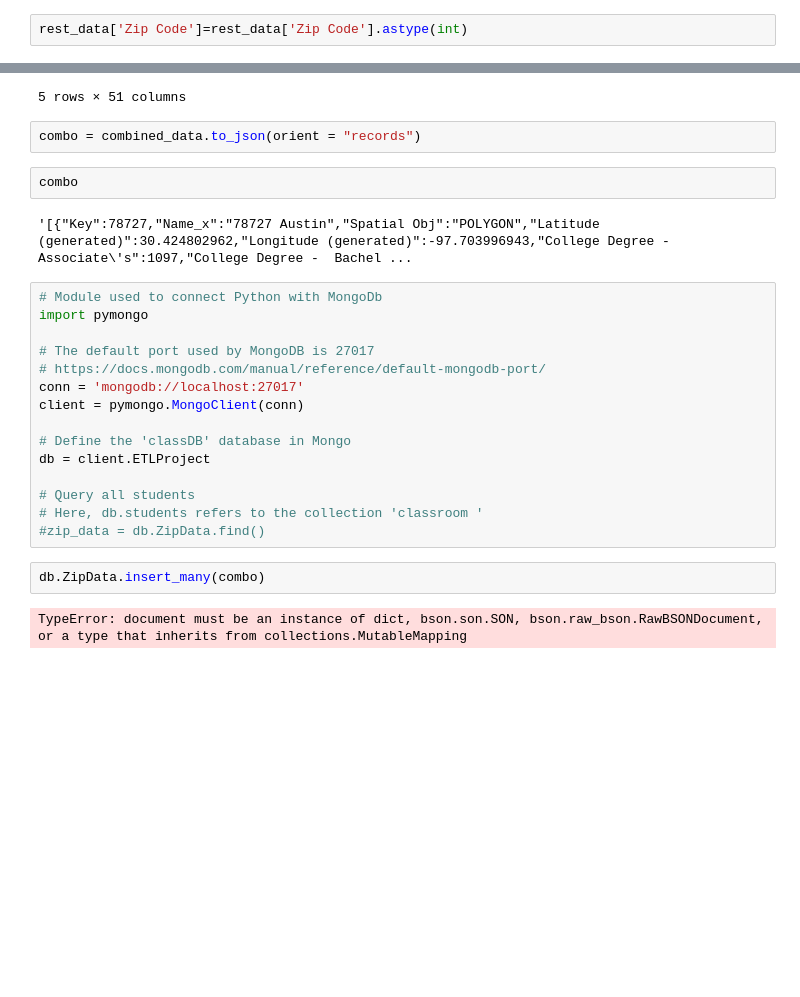
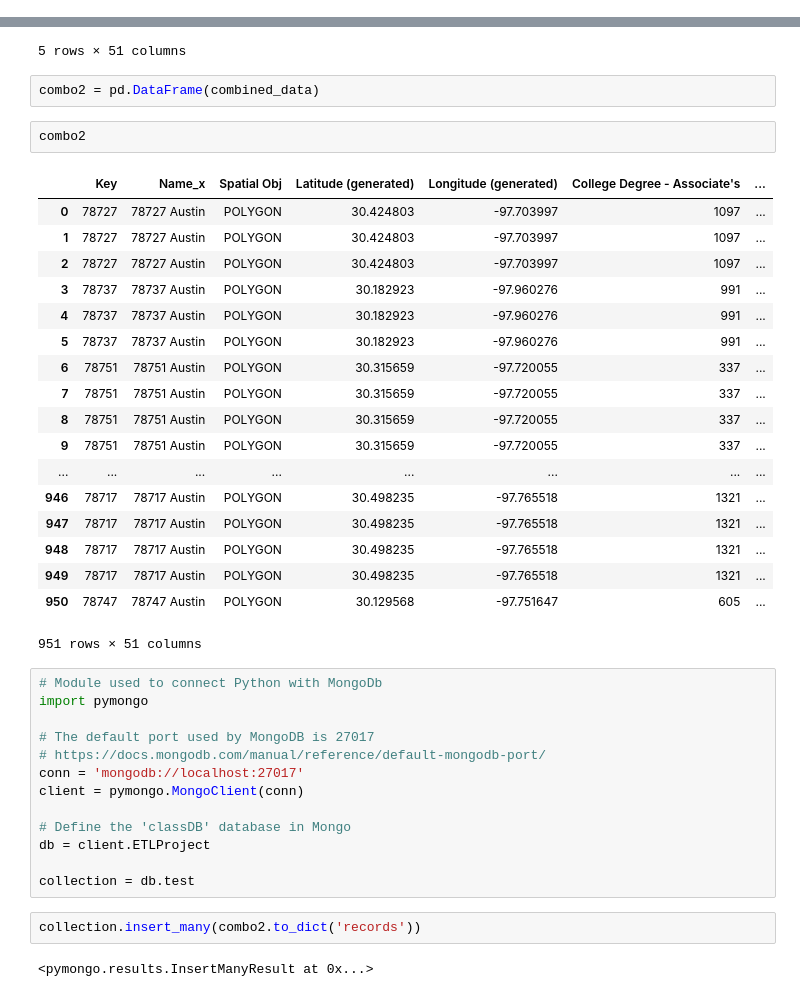
Before and after one commit to marcugon232/ETL-Project, a Jupyter notebook: ELT project.ipynb, the cells around one changed output, grey strips where cells are left out. Cells and saved outputs as stored; diff of their text form; blank space fills up the shorter version.

```diff
--- a/ELT project.ipynb
+++ b/ELT project.ipynb
@@ -27,5 +27,3 @@ rest_data.head()
 | 4 | 4 | Dragonbeard Kitchen | 99 reviews | Asian Fusion | Hawaiian | 8201 Cross Park Dr | Austin | 78754 | (512) 551-9261 | ... |
 # %%
 rest_data['Zip Code'] = pd.to_numeric(rest_data['Zip Code'], errors='coerce')
-# %%
-rest_data['Zip Code']=rest_data['Zip Code'].astype(int)
@@ -58,12 +43,29 @@ combined_data.head()
 | 3 | 78737 | 78737 Austin | POLYGON | 30.182923 | -97.960276 | 991 | ... |
 | 4 | 78737 | 78737 Austin | POLYGON | 30.182923 | -97.960276 | 991 | ... |
 5 rows × 51 columns
-# %%
-combo = combined_data.to_json(orient = "records")
-# %%
-combo
-# %% [output]
-'[{"Key":78727,"Name_x":"78727 Austin","Spatial Obj":"POLYGON","Latitude (generated)":30.424802962,"Longitude (generated)":-97.703996943,"College Degree -  Associate\'s":1097,"College Degree -  Bachel ...
+# %%
+combo2 = pd.DataFrame(combined_data)
+# %%
+combo2
+# %% [output]
+|  | Key | Name_x | Spatial Obj | Latitude (generated) | Longitude (generated) | College Degree - Associate's | ... |
+| 0 | 78727 | 78727 Austin | POLYGON | 30.424803 | -97.703997 | 1097 | ... |
+| 1 | 78727 | 78727 Austin | POLYGON | 30.424803 | -97.703997 | 1097 | ... |
+| 2 | 78727 | 78727 Austin | POLYGON | 30.424803 | -97.703997 | 1097 | ... |
+| 3 | 78737 | 78737 Austin | POLYGON | 30.182923 | -97.960276 | 991 | ... |
+| 4 | 78737 | 78737 Austin | POLYGON | 30.182923 | -97.960276 | 991 | ... |
+| 5 | 78737 | 78737 Austin | POLYGON | 30.182923 | -97.960276 | 991 | ... |
+| 6 | 78751 | 78751 Austin | POLYGON | 30.315659 | -97.720055 | 337 | ... |
+| 7 | 78751 | 78751 Austin | POLYGON | 30.315659 | -97.720055 | 337 | ... |
+| 8 | 78751 | 78751 Austin | POLYGON | 30.315659 | -97.720055 | 337 | ... |
+| 9 | 78751 | 78751 Austin | POLYGON | 30.315659 | -97.720055 | 337 | ... |
+| ... | ... | ... | ... | ... | ... | ... | ... |
+| 946 | 78717 | 78717 Austin | POLYGON | 30.498235 | -97.765518 | 1321 | ... |
+| 947 | 78717 | 78717 Austin | POLYGON | 30.498235 | -97.765518 | 1321 | ... |
+| 948 | 78717 | 78717 Austin | POLYGON | 30.498235 | -97.765518 | 1321 | ... |
+| 949 | 78717 | 78717 Austin | POLYGON | 30.498235 | -97.765518 | 1321 | ... |
+| 950 | 78747 | 78747 Austin | POLYGON | 30.129568 | -97.751647 | 605 | ... |
+951 rows × 51 columns
 # %%
 # Module used to connect Python with MongoDb
 import pymongo
@@ -76,12 +78,10 @@ client = pymongo.MongoClient(conn)
 # Define the 'classDB' database in Mongo
 db = client.ETLProject
 
-# Query all students
-# Here, db.students refers to the collection 'classroom '
-#zip_data = db.ZipData.find()
+collection = db.test
-# %%
-db.ZipData.insert_many(combo)
-# %% [output]
-TypeError: document must be an instance of dict, bson.son.SON, bson.raw_bson.RawBSONDocument, or a type that inherits from collections.MutableMapping
+# %%
+collection.insert_many(combo2.to_dict('records'))
+# %% [output]
+<pymongo.results.InsertManyResult at 0x...>
 # %%
 # Iterate through each student in the collection
```
Also changed, not shown: parts of 3 cells of this notebook, 1 other file.
